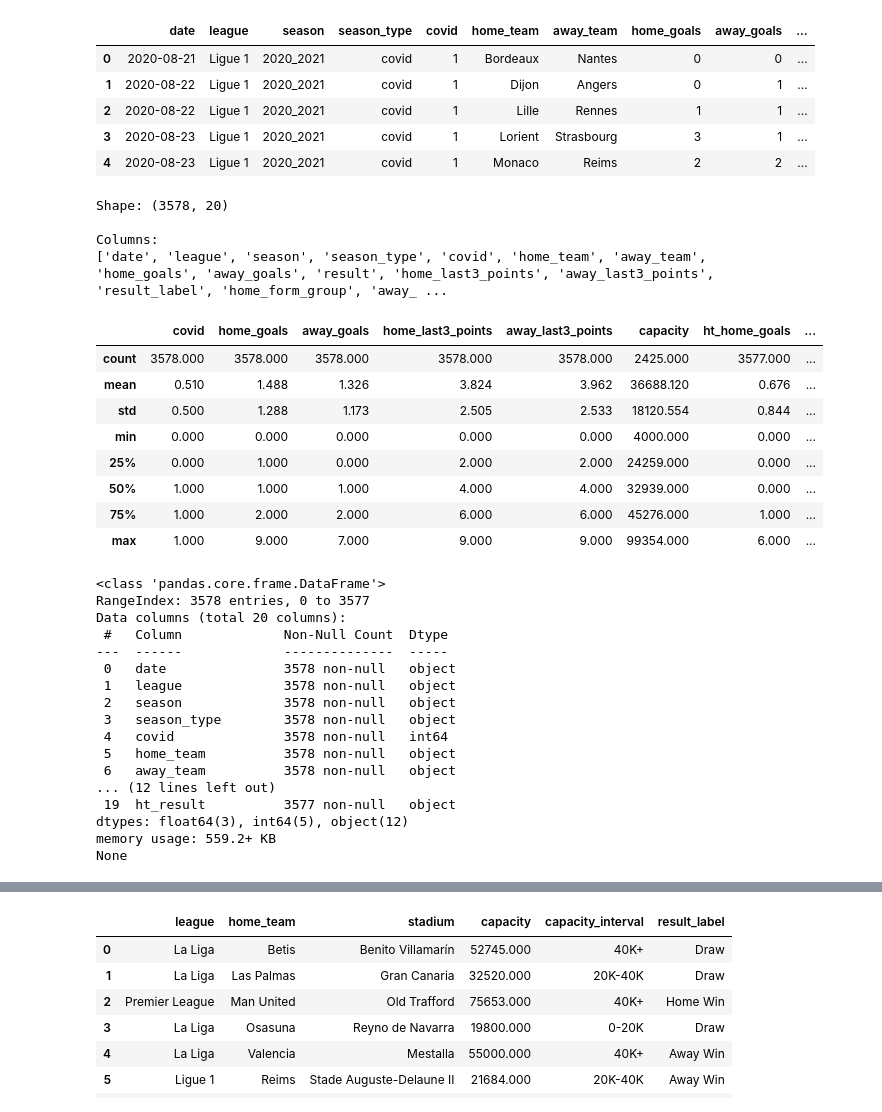
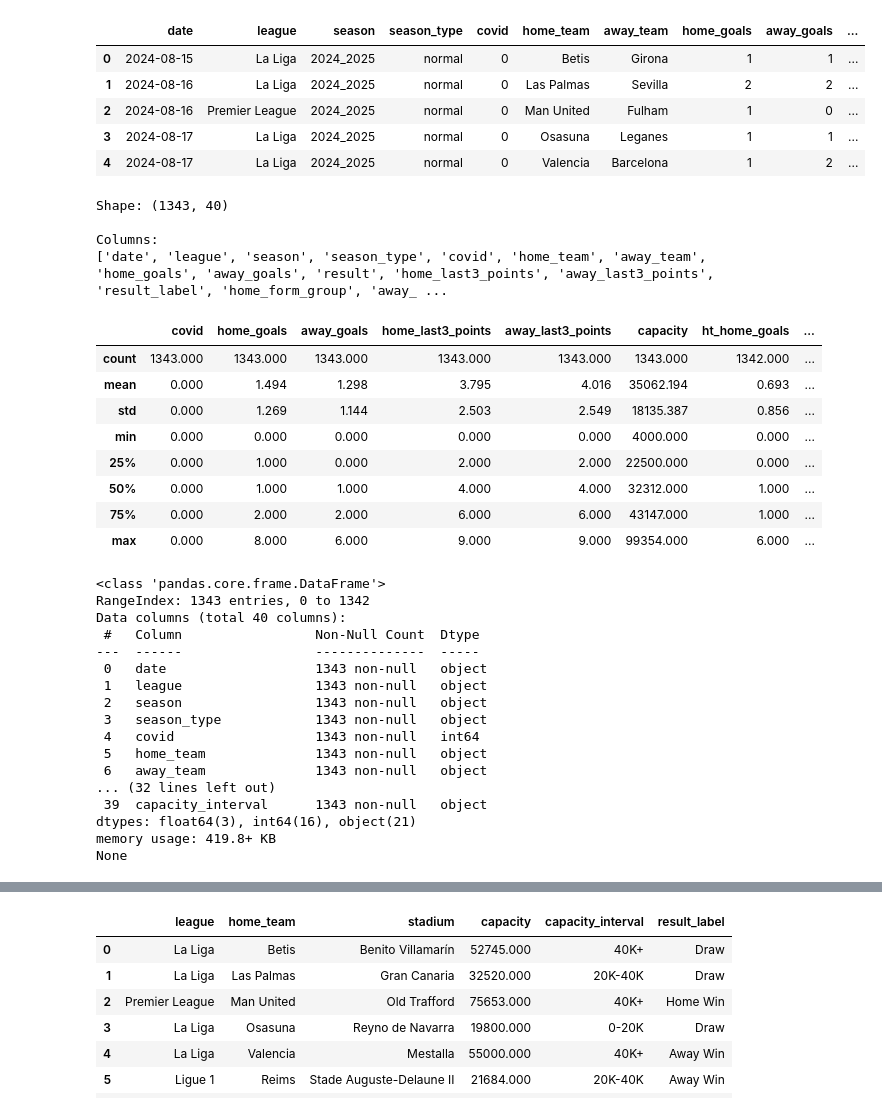
Before and after one commit to bkodalsabanci/DSA210_PROJECT, a Jupyter notebook: eda_outputs/stadium_capacity/EDA_stadium_capacity.ipynb, the cells around one changed output, grey strips where cells are left out. Cells and saved outputs as stored; diff of their text form; code cells hidden in the pictures.

```diff
--- a/eda_outputs/stadium_capacity/EDA_stadium_capacity.ipynb
+++ b/eda_outputs/stadium_capacity/EDA_stadium_capacity.ipynb
@@ -11,23 +11,27 @@ pd.set_option("display.float_format", lambda x: f"{x:.3f}")
 sns.set_style("whitegrid")
 plt.rcParams["figure.figsize"] = (12, 6)
 # %%
-df = pd.read_csv("processed/football_eda_ready_complete_fixed_v2.csv")
+import numpy as np
+import pandas as pd
+
+df = pd.read_csv("../../prepared_outputs/capacity_analysis.csv")
 df.head()
+
 #data set'in ilk 5 satırı
 # %% [output]
 |  | date | league | season | season_type | covid | home_team | away_team | home_goals | away_goals | ... |
-| 0 | 2020-08-21 | Ligue 1 | 2020_2021 | covid | 1 | Bordeaux | Nantes | 0 | 0 | ... |
-| 1 | 2020-08-22 | Ligue 1 | 2020_2021 | covid | 1 | Dijon | Angers | 0 | 1 | ... |
-| 2 | 2020-08-22 | Ligue 1 | 2020_2021 | covid | 1 | Lille | Rennes | 1 | 1 | ... |
-| 3 | 2020-08-23 | Ligue 1 | 2020_2021 | covid | 1 | Lorient | Strasbourg | 3 | 1 | ... |
-| 4 | 2020-08-23 | Ligue 1 | 2020_2021 | covid | 1 | Monaco | Reims | 2 | 2 | ... |
+| 0 | 2024-08-15 | La Liga | 2024_2025 | normal | 0 | Betis | Girona | 1 | 1 | ... |
+| 1 | 2024-08-16 | La Liga | 2024_2025 | normal | 0 | Las Palmas | Sevilla | 2 | 2 | ... |
+| 2 | 2024-08-16 | Premier League | 2024_2025 | normal | 0 | Man United | Fulham | 1 | 0 | ... |
+| 3 | 2024-08-17 | La Liga | 2024_2025 | normal | 0 | Osasuna | Leganes | 1 | 1 | ... |
+| 4 | 2024-08-17 | La Liga | 2024_2025 | normal | 0 | Valencia | Barcelona | 1 | 2 | ... |
 # %%
 print("Shape:", df.shape)
 print("\nColumns:")
 print(df.columns.tolist())
 # kaç satır kaç sütun var
 # %% [output]
-Shape: (3578, 20)
+Shape: (1343, 40)
 
 Columns:
 ['date', 'league', 'season', 'season_type', 'covid', 'home_team', 'away_team', 'home_goals', 'away_goals', 'result', 'home_last3_points', 'away_last3_points', 'result_label', 'home_form_group', 'away_ ...
@@ -36,34 +40,34 @@ df.describe()
 # sayısal istatistikler için
 # %% [output]
 |  | covid | home_goals | away_goals | home_last3_points | away_last3_points | capacity | ht_home_goals | ... |
-| count | 3578.000 | 3578.000 | 3578.000 | 3578.000 | 3578.000 | 2425.000 | 3577.000 | ... |
-| mean | 0.510 | 1.488 | 1.326 | 3.824 | 3.962 | 36688.120 | 0.676 | ... |
-| std | 0.500 | 1.288 | 1.173 | 2.505 | 2.533 | 18120.554 | 0.844 | ... |
+| count | 1343.000 | 1343.000 | 1343.000 | 1343.000 | 1343.000 | 1343.000 | 1342.000 | ... |
+| mean | 0.000 | 1.494 | 1.298 | 3.795 | 4.016 | 35062.194 | 0.693 | ... |
+| std | 0.000 | 1.269 | 1.144 | 2.503 | 2.549 | 18135.387 | 0.856 | ... |
 | min | 0.000 | 0.000 | 0.000 | 0.000 | 0.000 | 4000.000 | 0.000 | ... |
-| 25% | 0.000 | 1.000 | 0.000 | 2.000 | 2.000 | 24259.000 | 0.000 | ... |
-| 50% | 1.000 | 1.000 | 1.000 | 4.000 | 4.000 | 32939.000 | 0.000 | ... |
-| 75% | 1.000 | 2.000 | 2.000 | 6.000 | 6.000 | 45276.000 | 1.000 | ... |
-| max | 1.000 | 9.000 | 7.000 | 9.000 | 9.000 | 99354.000 | 6.000 | ... |
+| 25% | 0.000 | 1.000 | 0.000 | 2.000 | 2.000 | 22500.000 | 0.000 | ... |
+| 50% | 0.000 | 1.000 | 1.000 | 4.000 | 4.000 | 32312.000 | 1.000 | ... |
+| 75% | 0.000 | 2.000 | 2.000 | 6.000 | 6.000 | 43147.000 | 1.000 | ... |
+| max | 0.000 | 8.000 | 6.000 | 9.000 | 9.000 | 99354.000 | 6.000 | ... |
 # %%
 print(df.info())
 # sütunların type'ı
 # %% [output]
 <class 'pandas.core.frame.DataFrame'>
-RangeIndex: 3578 entries, 0 to 3577
-Data columns (total 20 columns):
- #   Column             Non-Null Count  Dtype
----  ------             --------------  -----
- 0   date               3578 non-null   object
- 1   league             3578 non-null   object
- 2   season             3578 non-null   object
- 3   season_type        3578 non-null   object
- 4   covid              3578 non-null   int64
- 5   home_team          3578 non-null   object
- 6   away_team          3578 non-null   object
-... (12 lines left out)
- 19  ht_result          3577 non-null   object
-dtypes: float64(3), int64(5), object(12)
-memory usage: 559.2+ KB
+RangeIndex: 1343 entries, 0 to 1342
+Data columns (total 40 columns):
+ #   Column                 Non-Null Count  Dtype
+---  ------                 --------------  -----
+ 0   date                   1343 non-null   object
+ 1   league                 1343 non-null   object
+ 2   season                 1343 non-null   object
+ 3   season_type            1343 non-null   object
+ 4   covid                  1343 non-null   int64
+ 5   home_team              1343 non-null   object
+ 6   away_team              1343 non-null   object
+... (32 lines left out)
+ 39  capacity_interval      1343 non-null   object
+dtypes: float64(3), int64(16), object(21)
+memory usage: 419.8+ KB
 None
 # %%
 df.isnull().sum().sort_values(ascending=False)
```
Also changed, not shown: parts of 4 cells of this notebook, 13 other files.
